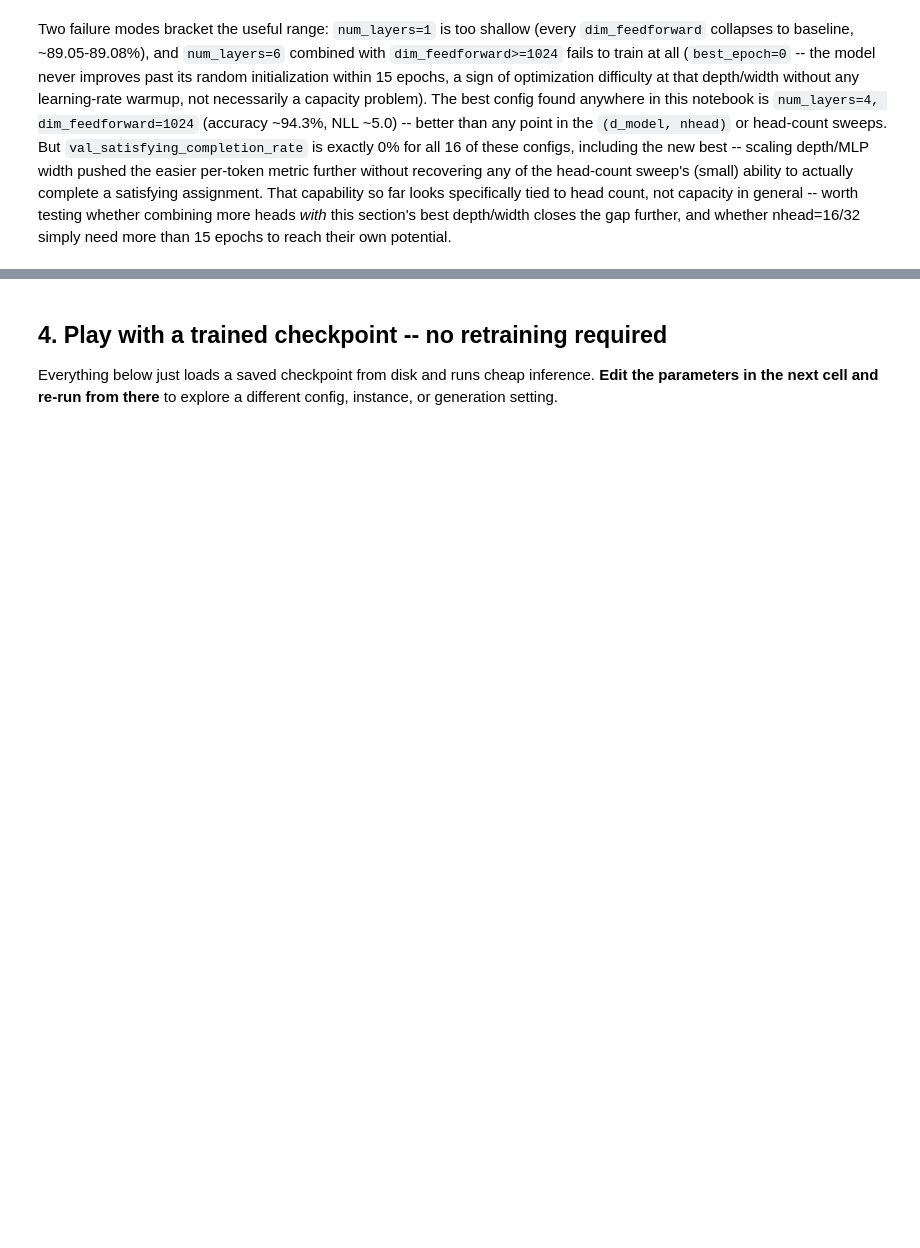
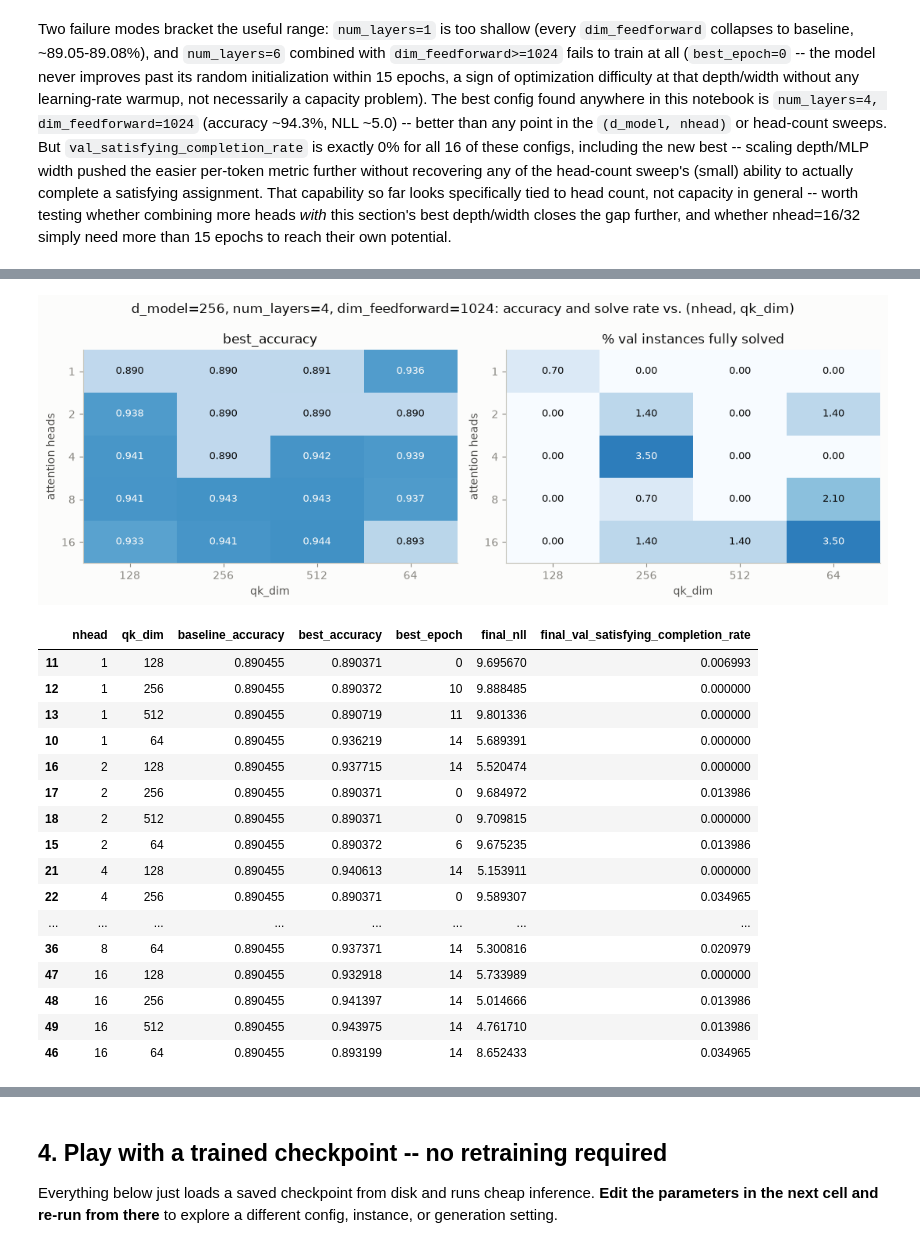
Before and after one commit to henhen724/spin_gnn, a Jupyter notebook: notebooks/sat_unit_propagation_results.ipynb, the cells around one changed output, grey strips where cells are left out. Cells and saved outputs as stored; diff of their text form; code cells hidden in the pictures; blank space fills up the shorter version.

```diff
--- a/notebooks/sat_unit_propagation_results.ipynb
+++ b/notebooks/sat_unit_propagation_results.ipynb
@@ -486,0 +519,64 @@ need more than 15 epochs to reach their own potential.
+# %%
+qk_acc_pivot = qk_grid.pivot(index="nhead", columns="qk_dim", values="best_accuracy")
+qk_completion_pivot = qk_grid.pivot(index="nhead", columns="qk_dim", values="final_val_satisfying_completion_rate")
+
+fig, axes = plt.subplots(1, 2, figsize=(11, 4))
+fig.patch.set_facecolor(INK["surface"])
+
+im0 = axes[0].imshow(qk_acc_pivot.values, cmap="Blues", vmin=0.85, vmax=1.0, aspect="auto")
+axes[0].set_xticks(range(len(qk_acc_pivot.columns)))
+axes[0].set_xticklabels(qk_acc_pivot.columns)
+axes[0].set_yticks(range(len(qk_acc_pivot.index)))
+axes[0].set_yticklabels(qk_acc_pivot.index)
+axes[0].set_xlabel("qk_dim")
+axes[0].set_ylabel("attention heads")
+axes[0].set_title("best_accuracy", color=INK["primary"])
+for i in range(qk_acc_pivot.shape[0]):
+    for j in range(qk_acc_pivot.shape[1]):
+        acc = qk_acc_pivot.values[i, j]
+        color = INK["surface"] if acc > 0.93 else INK["primary"]
+        axes[0].text(j, i, f"{acc:.3f}", ha="center", va="center", color=color, fontsize=9)
+style_axis(axes[0])
+axes[0].grid(False)
+
+im1 = axes[1].imshow(100 * qk_completion_pivot.values, cmap="Blues", vmin=0, vmax=5, aspect="auto")
+axes[1].set_xticks(range(len(qk_completion_pivot.columns)))
+axes[1].set_xticklabels(qk_completion_pivot.columns)
+axes[1].set_yticks(range(len(qk_completion_pivot.index)))
+axes[1].set_yticklabels(qk_completion_pivot.index)
+axes[1].set_xlabel("qk_dim")
+axes[1].set_ylabel("attention heads")
+axes[1].set_title("% val instances fully solved", color=INK["primary"])
+for i in range(qk_completion_pivot.shape[0]):
+    for j in range(qk_completion_pivot.shape[1]):
+        rate = 100 * qk_completion_pivot.values[i, j]
+        color = INK["surface"] if rate > 2.5 else INK["primary"]
+        axes[1].text(j, i, f"{rate:.2f}", ha="center", va="center", color=color, fontsize=9)
+style_axis(axes[1])
+axes[1].grid(False)
+
+fig.suptitle("d_model=256, num_layers=4, dim_feedforward=1024: accuracy and solve rate vs. (nhead, qk_dim)", color=INK["primary"])
+fig.tight_layout()
+plt.show()
+
+qk_grid[["nhead", "qk_dim", "baseline_accuracy", "best_accuracy", "best_epoch", "final_nll",
+         "final_val_satisfying_completion_rate"]].sort_values(["nhead", "qk_dim"])
+# %% [output]
+[figure, added]
+|  | nhead | qk_dim | baseline_accuracy | best_accuracy | best_epoch | final_nll | final_val_satisfying_completion_rate |
+| 11 | 1 | 128 | 0.890455 | 0.890371 | 0 | 9.695670 | 0.006993 |
+| 12 | 1 | 256 | 0.890455 | 0.890372 | 10 | 9.888485 | 0.000000 |
+| 13 | 1 | 512 | 0.890455 | 0.890719 | 11 | 9.801336 | 0.000000 |
+| 10 | 1 | 64 | 0.890455 | 0.936219 | 14 | 5.689391 | 0.000000 |
+| 16 | 2 | 128 | 0.890455 | 0.937715 | 14 | 5.520474 | 0.000000 |
+| 17 | 2 | 256 | 0.890455 | 0.890371 | 0 | 9.684972 | 0.013986 |
+| 18 | 2 | 512 | 0.890455 | 0.890371 | 0 | 9.709815 | 0.000000 |
+| 15 | 2 | 64 | 0.890455 | 0.890372 | 6 | 9.675235 | 0.013986 |
+| 21 | 4 | 128 | 0.890455 | 0.940613 | 14 | 5.153911 | 0.000000 |
+| 22 | 4 | 256 | 0.890455 | 0.890371 | 0 | 9.589307 | 0.034965 |
+| ... | ... | ... | ... | ... | ... | ... | ... |
+| 36 | 8 | 64 | 0.890455 | 0.937371 | 14 | 5.300816 | 0.020979 |
+| 47 | 16 | 128 | 0.890455 | 0.932918 | 14 | 5.733989 | 0.000000 |
+| 48 | 16 | 256 | 0.890455 | 0.941397 | 14 | 5.014666 | 0.013986 |
+| 49 | 16 | 512 | 0.890455 | 0.943975 | 14 | 4.761710 | 0.013986 |
+| 46 | 16 | 64 | 0.890455 | 0.893199 | 14 | 8.652433 | 0.034965 |
```
Also changed, not shown: parts of 10 cells of this notebook, 2 other files.
